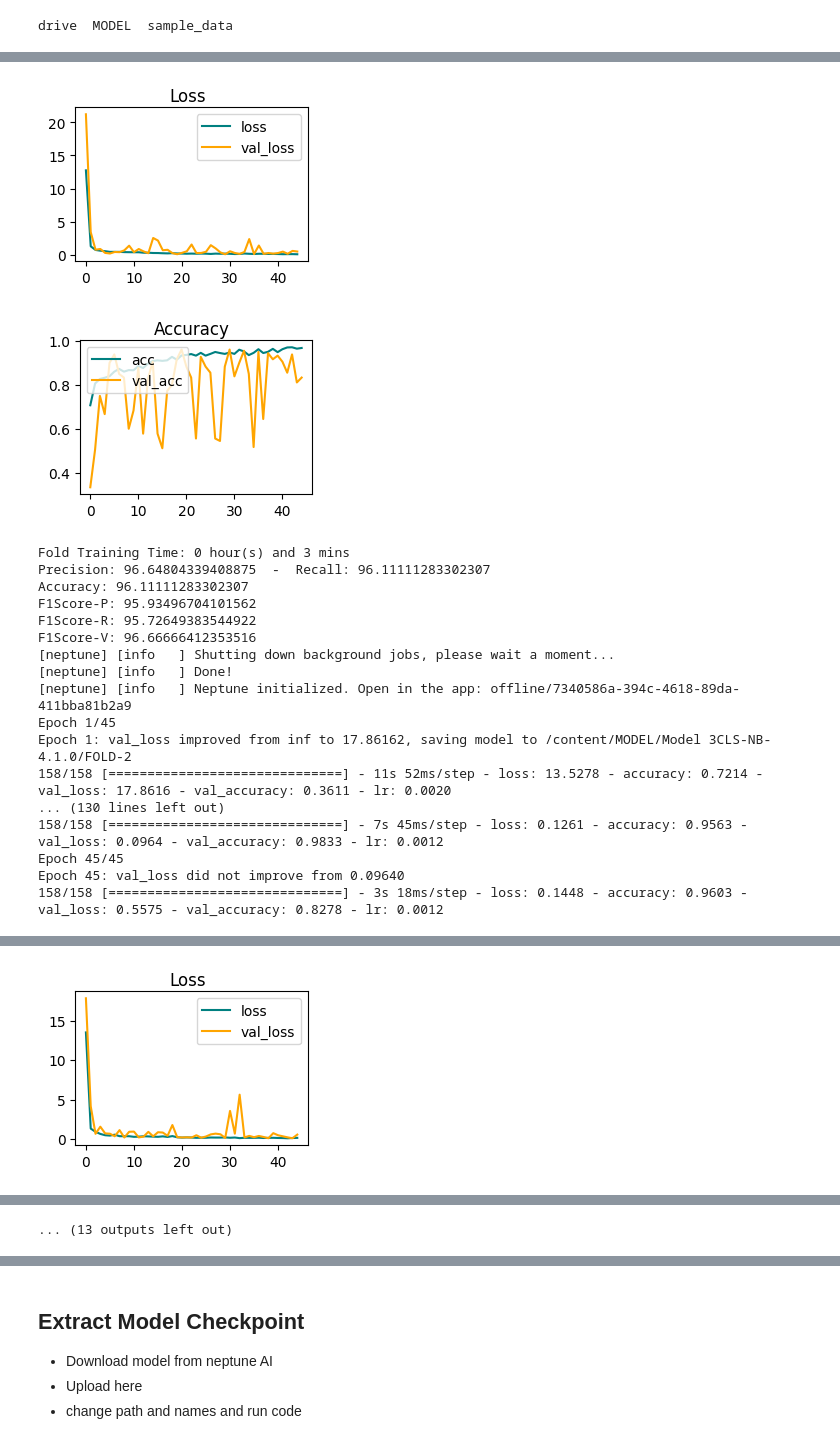
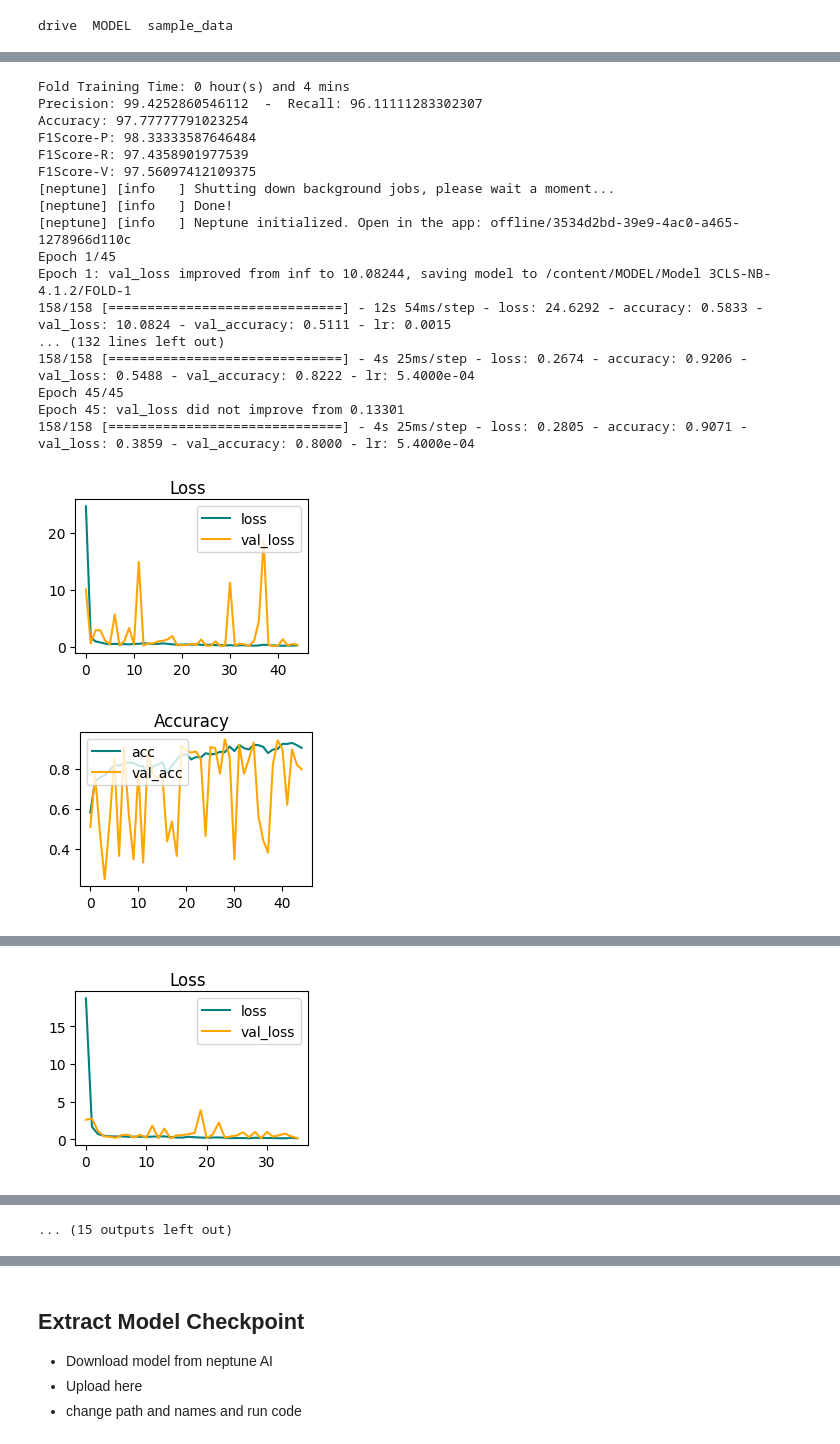
Before and after one commit to RiceWater/New-Thesis-KFold-3CLS, a Jupyter notebook: Kaggle_3CLS_No_Building.ipynb, the cells around one changed output, grey strips where cells are left out. Saved outputs shown, nothing was run; the diff lists cells and outputs as text; code cells hidden in the pictures.

```diff
--- a/Kaggle_3CLS_No_Building.ipynb
+++ b/Kaggle_3CLS_No_Building.ipynb
@@ -142,28 +142,26 @@ def make_model(params):
     model.add(RandomRotation(factor=0.2, seed=1))
 
     model.add(Conv2D(input_shape=(256,256,3), filters=32, kernel_size=(3,3), padding="same"))
+    model.add(Conv2D(filters=32, kernel_size=(3,3), padding="same"))
     model.add(BatchNormalization(epsilon=0.0001))
     model.add(ReLU())
     model.add(MaxPooling2D())
 
+    model.add(Conv2D(filters=64, kernel_size=(3,3), padding="same"))
     model.add(Conv2D(filters=64, kernel_size=(3,3), padding="same"))
     model.add(BatchNormalization(epsilon=0.0001))
     model.add(ReLU())
     model.add(MaxPooling2D())
 
     model.add(Conv2D(filters=128, kernel_size=(3,3), padding="same"))
-    model.add(BatchNormalization(epsilon=0.0001))
-    model.add(ReLU())
-    model.add(MaxPooling2D())
-
-    model.add(Conv2D(filters=256, kernel_size=(3,3), padding="same"))
+    model.add(Conv2D(filters=128, kernel_size=(3,3), padding="same"))
     model.add(BatchNormalization(epsilon=0.0001))
     model.add(ReLU())
     model.add(MaxPooling2D())
 
     model.add(Flatten())
     model.add(Dropout(0.2, seed=1))
-    model.add(Dense(units=512,activation="relu"))
+    model.add(Dense(units=640,activation="relu"))
     model.add(Dropout(0.2, seed=1))
     model.add(Dense(units=256,activation="relu"))
 
@@ -276,7 +274,7 @@ kfold = StratifiedKFold(n_splits=8, shuffle=True, random_state=1)
 project_name='New-Thesis/Kaggle-3Cls-No-Building'
 # %%
 params = {
-    "lr": 0.002,
+    "lr": 0.0015,
     "epochs": 45,
     "batch_size": 8}
 
@@ -414,19 +397,19 @@ Epoch 45: val_loss did not improve from 0.08405
+Fold Training Time: 0 hour(s) and 4 mins
+Precision: 99.4252860546112  -  Recall: 96.11111283302307
+Accuracy: 97.77777791023254
+F1Score-P: 98.33333587646484
+F1Score-R: 97.4358901977539
+F1Score-V: 97.56097412109375
+[neptune] [info   ] Shutting down background jobs, please wait a moment...
+[neptune] [info   ] Done!
+[neptune] [info   ] Neptune initialized. Open in the app: offline/3534d2bd-39e9-4ac0-a465-1278966d110c
+Epoch 1/45
+Epoch 1: val_loss improved from inf to 10.08244, saving model to /content/MODEL/Model 3CLS-NB-4.1.2/FOLD-1
+158/158 [==============================] - 12s 54ms/step - loss: 24.6292 - accuracy: 0.5833 - val_loss: 10.0824 - val_accuracy: 0.5111 - lr: 0.0015
+... (132 lines left out)
+158/158 [==============================] - 4s 25ms/step - loss: 0.2674 - accuracy: 0.9206 - val_loss: 0.5488 - val_accuracy: 0.8222 - lr: 5.4000e-04
+Epoch 45/45
+Epoch 45: val_loss did not improve from 0.13301
+158/158 [==============================] - 4s 25ms/step - loss: 0.2805 - accuracy: 0.9071 - val_loss: 0.3859 - val_accuracy: 0.8000 - lr: 5.4000e-04
-[figure, old version]
+[figure, new version]
-[figure, old version]
+[figure, new version]
-Fold Training Time: 0 hour(s) and 3 mins
-Precision: 96.64804339408875  -  Recall: 96.11111283302307
-Accuracy: 96.11111283302307
-F1Score-P: 95.93496704101562
-F1Score-R: 95.72649383544922
-F1Score-V: 96.66666412353516
-[neptune] [info   ] Shutting down background jobs, please wait a moment...
-[neptune] [info   ] Done!
-[neptune] [info   ] Neptune initialized. Open in the app: offline/7340586a-394c-4618-89da-411bba81b2a9
-Epoch 1/45
-Epoch 1: val_loss improved from inf to 17.86162, saving model to /content/MODEL/Model 3CLS-NB-4.1.0/FOLD-2
-158/158 [==============================] - 11s 52ms/step - loss: 13.5278 - accuracy: 0.7214 - val_loss: 17.8616 - val_accuracy: 0.3611 - lr: 0.0020
-... (130 lines left out)
-158/158 [==============================] - 7s 45ms/step - loss: 0.1261 - accuracy: 0.9563 - val_loss: 0.0964 - val_accuracy: 0.9833 - lr: 0.0012
-Epoch 45/45
-Epoch 45: val_loss did not improve from 0.09640
-158/158 [==============================] - 3s 18ms/step - loss: 0.1448 - accuracy: 0.9603 - val_loss: 0.5575 - val_accuracy: 0.8278 - lr: 0.0012
@@ -433 +433 @@ Epoch 45: val_loss did not improve from 0.09640
-[figure, old version]
+[figure, new version]
@@ -454 +434,0 @@ Epoch 45: val_loss did not improve from 0.13051
-... (13 outputs left out)
@@ -455,3 +452,4 @@ Epoch 45: val_loss did not improve from 0.13051
+... (15 outputs left out)
 # %%
 print(f"""
 Avg Accuracy: {avg_rate(accuracies)}
```
Also changed, not shown: parts of 7 cells of this notebook.
